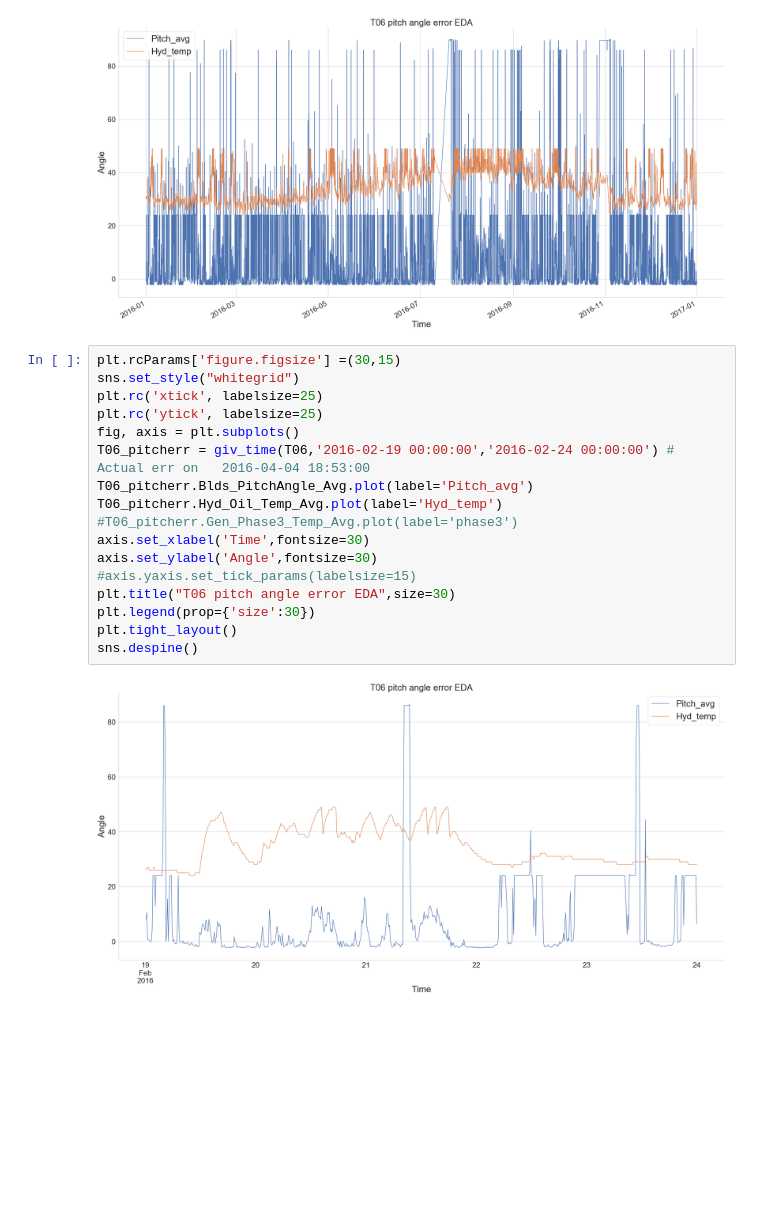
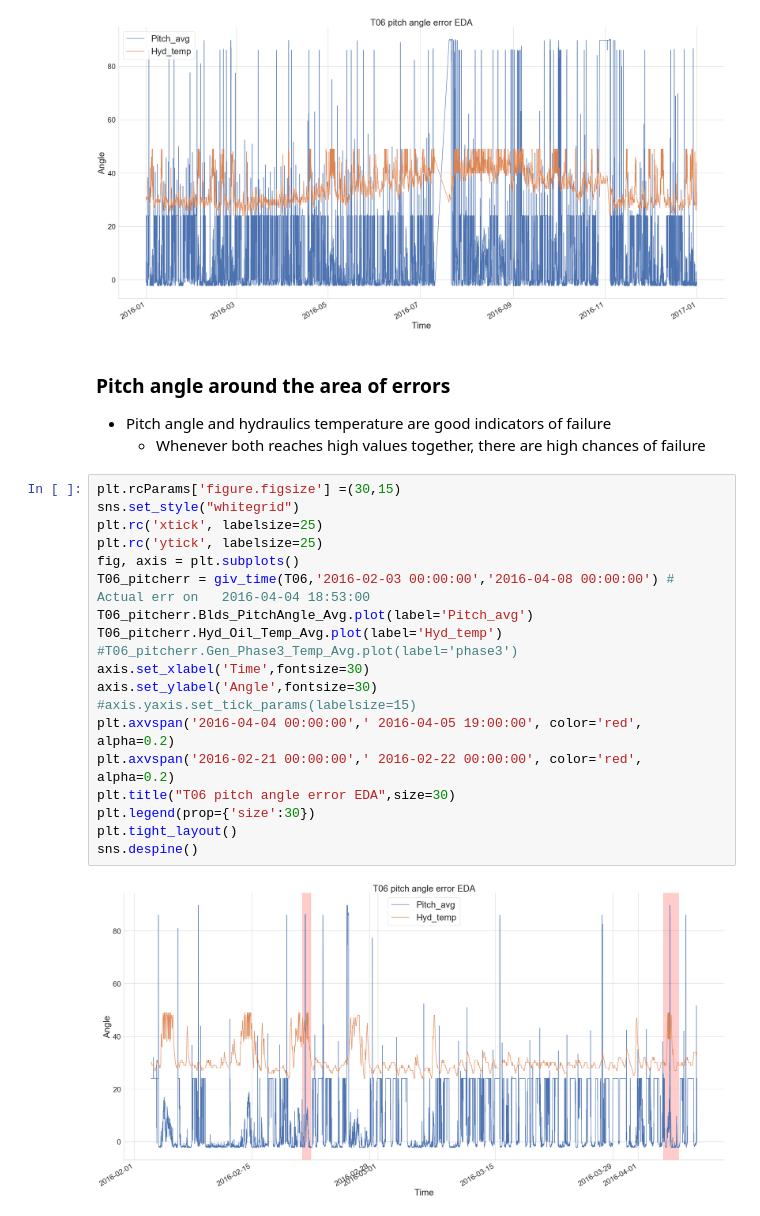
Before and after one commit to Panky-codes/HTW2018, a Jupyter notebook: Hackathon_2016EDA.ipynb, the cells around one changed output. Saved outputs shown, nothing was run; the diff lists cells and outputs as text; blank space fills up the shorter version.

```diff
--- a/Hackathon_2016EDA.ipynb
+++ b/Hackathon_2016EDA.ipynb
@@ -201,22 +205,28 @@ plt.tight_layout()
 sns.despine()
 # %% [output]
 [figure]
+# %% [markdown]
+### Pitch angle around the area of errors
+- Pitch angle and hydraulics temperature are good indicators of failure
+    - Whenever both reaches high values together, there are high chances of failure
 # %%
 plt.rcParams['figure.figsize'] =(30,15)
 sns.set_style("whitegrid")
 plt.rc('xtick', labelsize=25)
 plt.rc('ytick', labelsize=25)
 fig, axis = plt.subplots()
-T06_pitcherr = giv_time(T06,'2016-02-19 00:00:00','2016-02-24 00:00:00') # Actual err on  	2016-04-04 18:53:00
+T06_pitcherr = giv_time(T06,'2016-02-03 00:00:00','2016-04-08 00:00:00') # Actual err on  	2016-04-04 18:53:00
 T06_pitcherr.Blds_PitchAngle_Avg.plot(label='Pitch_avg')
 T06_pitcherr.Hyd_Oil_Temp_Avg.plot(label='Hyd_temp')
 #T06_pitcherr.Gen_Phase3_Temp_Avg.plot(label='phase3')
 axis.set_xlabel('Time',fontsize=30)
 axis.set_ylabel('Angle',fontsize=30)
 #axis.yaxis.set_tick_params(labelsize=15)
+plt.axvspan('2016-04-04 00:00:00',' 2016-04-05 19:00:00', color='red', alpha=0.2)
+plt.axvspan('2016-02-21 00:00:00',' 2016-02-22 00:00:00', color='red', alpha=0.2)
 plt.title("T06 pitch angle error EDA",size=30)
 plt.legend(prop={'size':30})
 plt.tight_layout()
 sns.despine()
 # %% [output]
-[figure, old version]
+[figure, new version]
```
Also changed, not shown: parts of 12 cells of this notebook.
